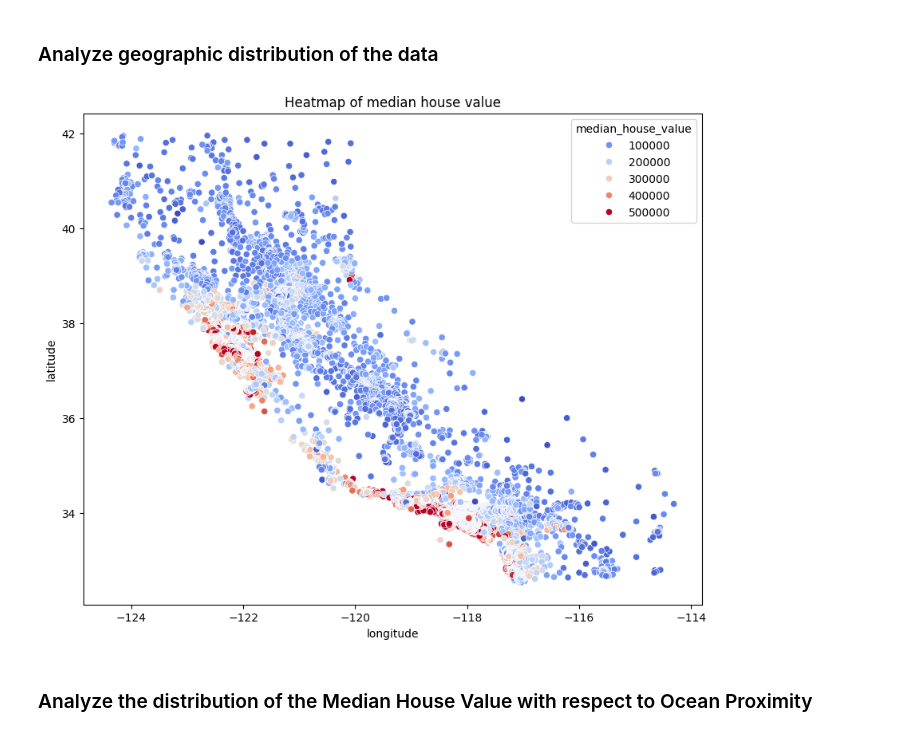
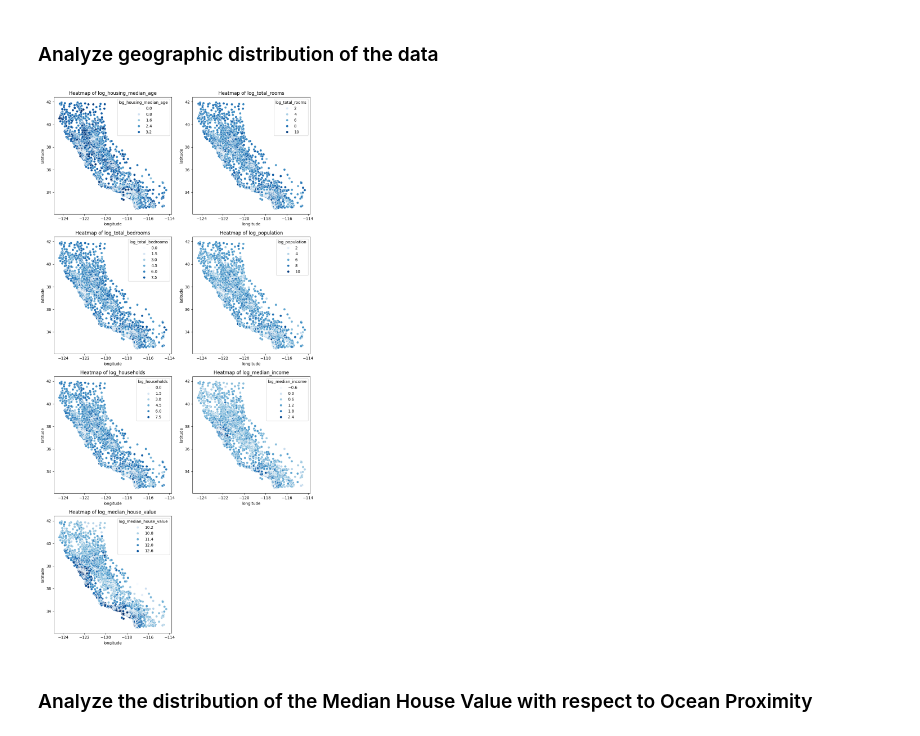
Before and after one commit to brayandm/python-refresher-for-masters-final-project, a Jupyter notebook: main.ipynb, the cells around one changed output. Saved outputs shown, nothing was run; the diff lists cells and outputs as text; code cells hidden in the pictures.

Commit message:
geographic data updated

```diff
--- a/main.ipynb
+++ b/main.ipynb
@@ -105,0 +109,9 @@ sns.pairplot(california_housing_df)
+# %%
+california_housing_with_log_df = california_housing_df.copy()
+
+log_cols = ['housing_median_age', 'total_rooms', 'total_bedrooms', 'population', 'households', 'median_income', 'median_house_value']
+
+for col in log_cols:
+    california_housing_with_log_df[f"log_{col}"] = np.log(california_housing_with_log_df[col])
+
+california_housing_with_log_df
@@ -106,14 +132,20 @@ sns.pairplot(california_housing_df)
 # %% [markdown]
 ### Analyze geographic distribution of the data
 # %%
-plt.figure(figsize=(10, 8))
-sns.scatterplot(data=california_housing_df, x='longitude', y='latitude', hue='median_house_value', palette='coolwarm')
-plt.title('Heatmap of median house value')
-plt.xlabel('longitude')
-plt.ylabel('latitude')
+plt.figure(figsize=(10, 20))
+
+for i, col in enumerate(log_cols):
+
+    plt.subplot(4, 2, i + 1)
+    sns.scatterplot(data=california_housing_with_log_df, x='longitude', y='latitude', hue='log_' + col, palette='Blues')
+    plt.title('Heatmap of ' + 'log_' + col)
+    plt.xlabel('longitude')
+    plt.ylabel('latitude')
+
+plt.tight_layout()
 plt.show()
 # %% [output]
-[figure, old version]
+[figure, new version]
 # %% [markdown]
 ### Analyze the distribution of the Median House Value with respect to Ocean Proximity
 # %%
```
Also changed, not shown: parts of 3 cells of this notebook.
